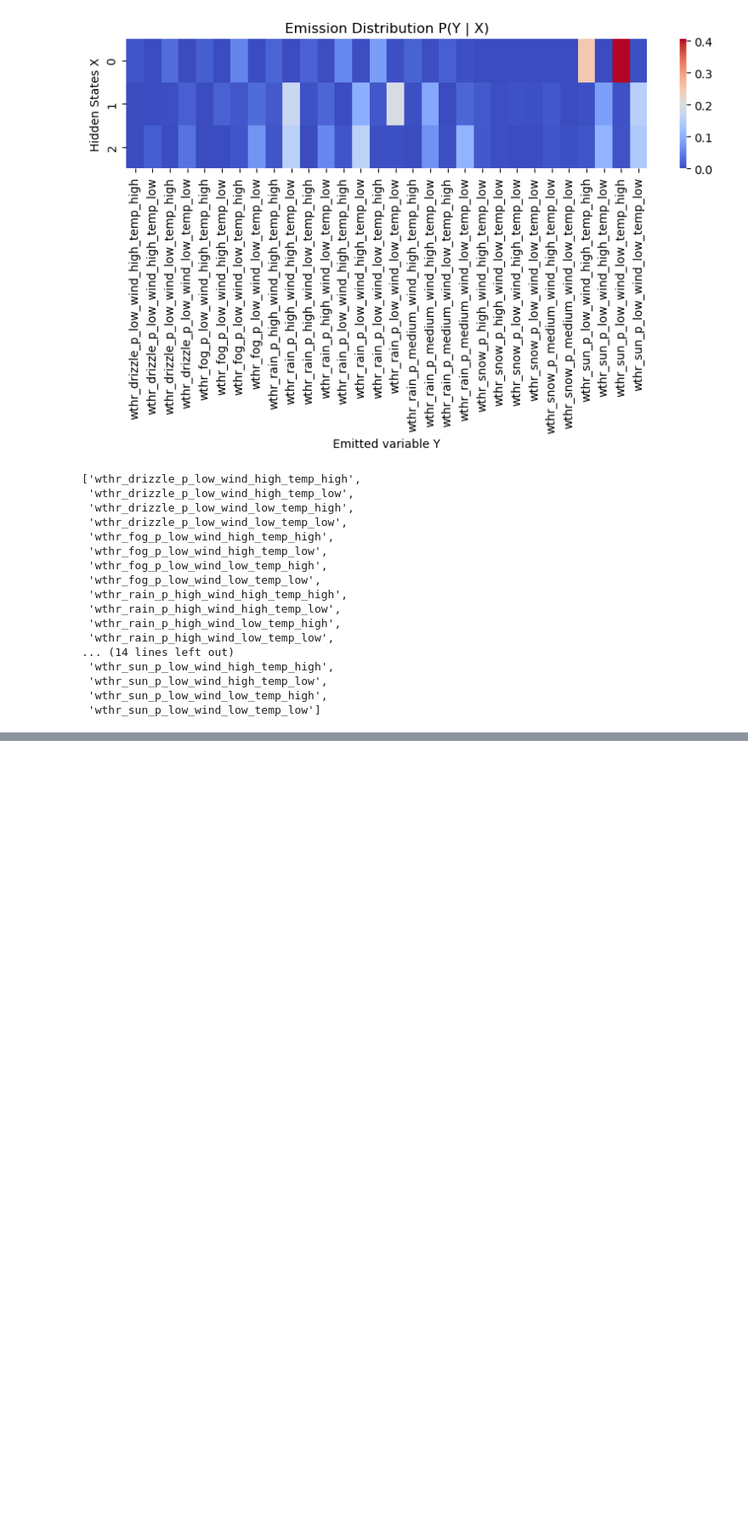
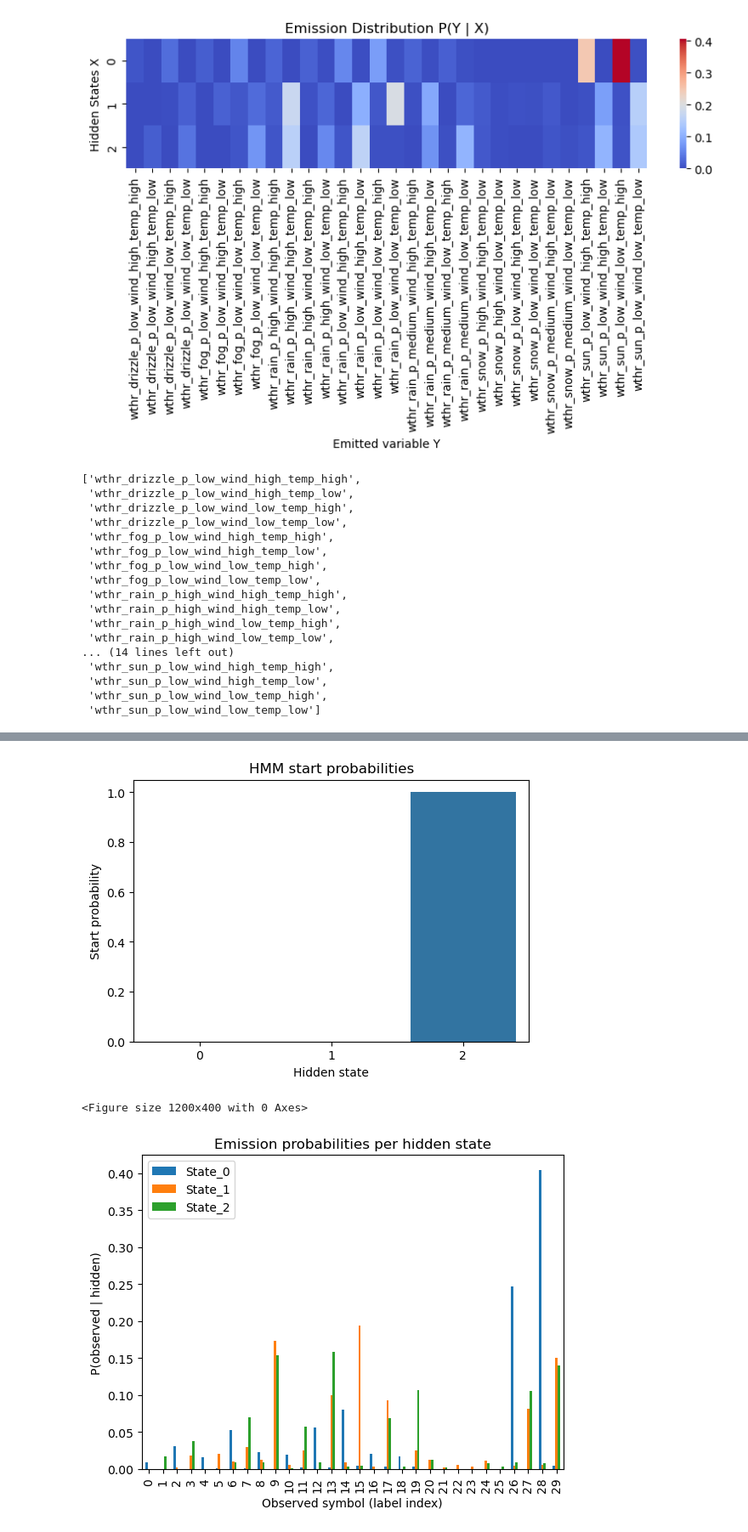
Before and after one commit to KartikNimhan/Hidden-Markov-Models, a Jupyter notebook: HMM_first_project.ipynb, the cells around one changed output, grey strips where cells are left out. Shown at 85% size. Cells and saved outputs as stored; diff of their text form; code cells hidden in the pictures; blank space fills up the shorter version.

```diff
--- a/HMM_first_project.ipynb
+++ b/HMM_first_project.ipynb
@@ -340,0 +368,26 @@ plt.show()
+# %%
+import numpy as np
+import pandas as pd
+import seaborn as sns
+import matplotlib.pyplot as plt
+
+
+plt.figure(figsize=(6,4))
+sns.barplot(x=np.arange(len(model.startprob_)), y=model.startprob_)
+plt.xlabel('Hidden state')
+plt.ylabel('Start probability')
+plt.title('HMM start probabilities')
+plt.show()
+
+em_df = pd.DataFrame(model.emissionprob_.T,
+                     columns=[f'State_{i}' for i in range(model.n_components)])
+plt.figure(figsize=(12,4))
+em_df.plot(kind='bar', legend=True)
+plt.xlabel('Observed symbol (label index)')
+plt.ylabel('P(observed | hidden)')
+plt.title('Emission probabilities per hidden state')
+plt.show()
+# %% [output]
+[figure, added]
+<Figure size 1200x400 with 0 Axes>
+[figure, added]
```
Also changed, not shown: parts of 3 cells of this notebook.
